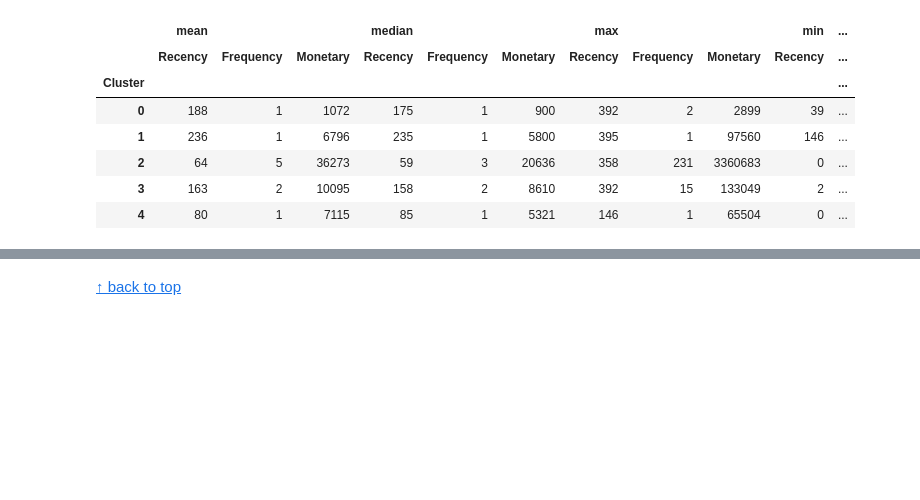
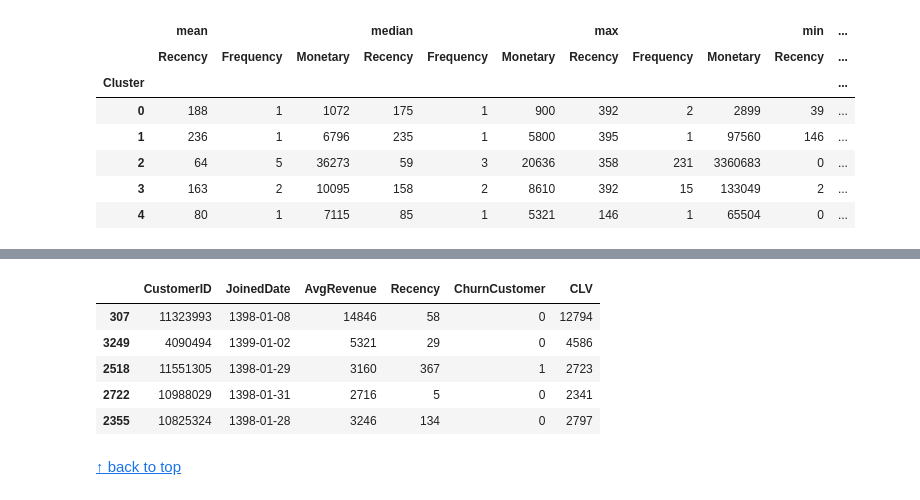
Before and after one commit to alephba/interview_tasks, a Jupyter notebook: src/notebook.ipynb, the cells around one changed output, grey strips where cells are left out. Saved outputs shown, nothing was run; the diff lists cells and outputs as text; code cells hidden in the pictures; blank space fills up the shorter version.

```diff
--- a/src/notebook.ipynb
+++ b/src/notebook.ipynb
@@ -692,2 +726,11 @@ plt.show()
+# %%
+arpu_far_churn.sample(5)
+# %% [output]
+|  | CustomerID | JoinedDate | AvgRevenue | Recency | ChurnCustomer | CLV |
+| 307 | 11323993 | 1398-01-08 | 14846 | 58 | 0 | 12794 |
+| 3249 | 4090494 | 1399-01-02 | 5321 | 29 | 0 | 4586 |
+| 2518 | 11551305 | 1398-01-29 | 3160 | 367 | 1 | 2723 |
+| 2722 | 10988029 | 1398-01-31 | 2716 | 5 | 0 | 2341 |
+| 2355 | 10825324 | 1398-01-28 | 3246 | 134 | 0 | 2797 |
 # %% [markdown]
 [&uarr; back to top](#top)
```
Also changed, not shown: parts of 17 cells of this notebook.
